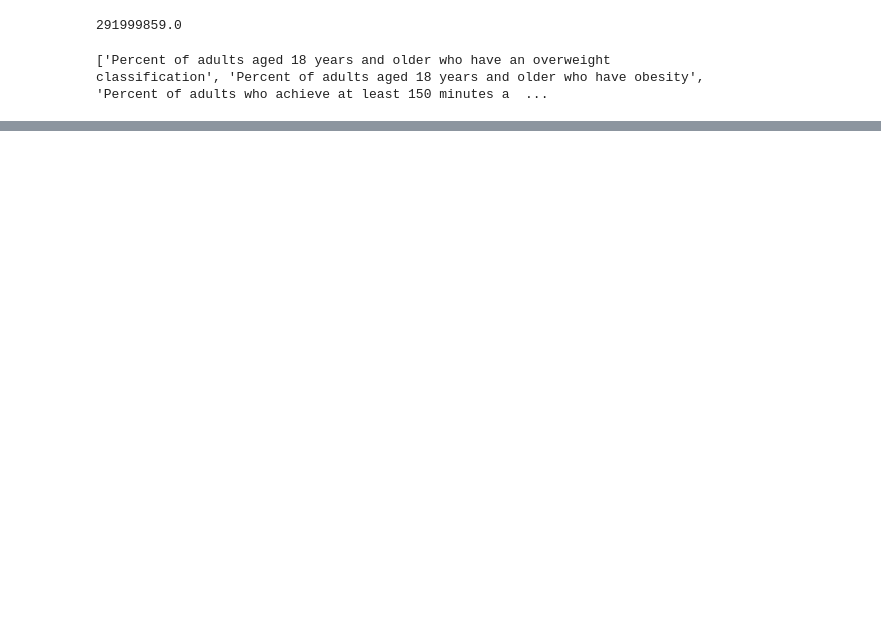
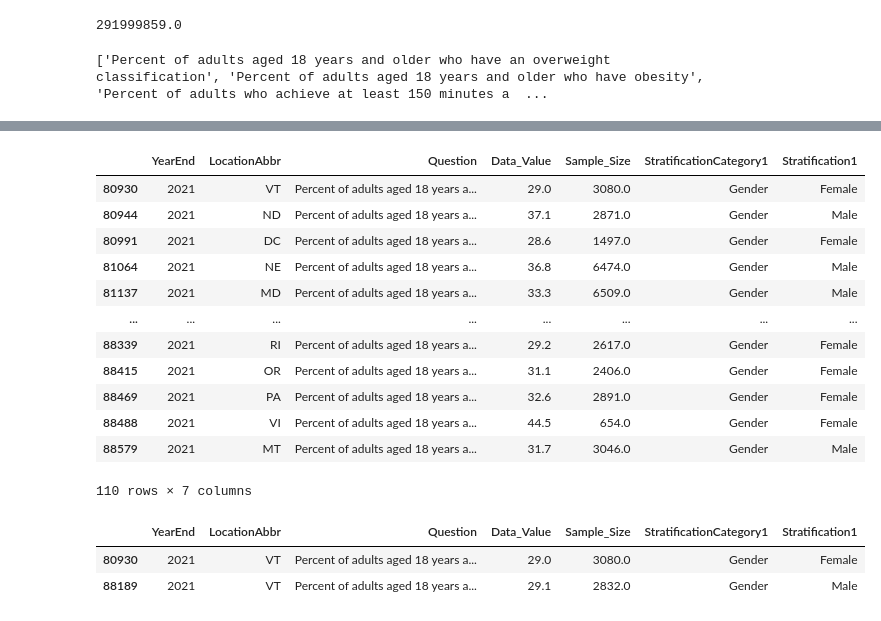
Before and after one commit to sma005/project-one-group-4, a Jupyter notebook: obesity_study_csv.ipynb, the cells around one changed output, grey strips where cells are left out. Cells and saved outputs as stored; diff of their text form; code cells hidden in the pictures; blank space fills up the shorter version.

Commit message:
simplifying tables

```diff
--- a/obesity_study_csv.ipynb
+++ b/obesity_study_csv.ipynb
@@ -284,0 +313,32 @@ alabama_df.head()
+# %%
+gender_data_df = data_df.loc[:,['YearEnd','LocationAbbr','Question','Data_Value','Sample_Size','StratificationCategory1','Stratification1']]
+
+gender_data_df = gender_data_df[gender_data_df['YearEnd']==2021]
+gender_data_df = gender_data_df[gender_data_df['StratificationCategory1']=='Gender']
+#Percent of adults aged 18 years and older who have obesity
+#age_data_df = gender_data_df[gender_data_df['StratificationCategory1']=='Age (years)']
+#age_data_df
+gender_data_df = gender_data_df[gender_data_df['Question']=='Percent of adults aged 18 years and older who have obesity']
+
+gender_data_df
+# %% [output]
+|  | YearEnd | LocationAbbr | Question | Data_Value | Sample_Size | StratificationCategory1 | Stratification1 |
+| 80930 | 2021 | VT | Percent of adults aged 18 years a... | 29.0 | 3080.0 | Gender | Female |
+| 80944 | 2021 | ND | Percent of adults aged 18 years a... | 37.1 | 2871.0 | Gender | Male |
+| 80991 | 2021 | DC | Percent of adults aged 18 years a... | 28.6 | 1497.0 | Gender | Female |
+| 81064 | 2021 | NE | Percent of adults aged 18 years a... | 36.8 | 6474.0 | Gender | Male |
+| 81137 | 2021 | MD | Percent of adults aged 18 years a... | 33.3 | 6509.0 | Gender | Male |
+| ... | ... | ... | ... | ... | ... | ... | ... |
+| 88339 | 2021 | RI | Percent of adults aged 18 years a... | 29.2 | 2617.0 | Gender | Female |
+| 88415 | 2021 | OR | Percent of adults aged 18 years a... | 31.1 | 2406.0 | Gender | Female |
+| 88469 | 2021 | PA | Percent of adults aged 18 years a... | 32.6 | 2891.0 | Gender | Female |
+| 88488 | 2021 | VI | Percent of adults aged 18 years a... | 44.5 | 654.0 | Gender | Female |
+| 88579 | 2021 | MT | Percent of adults aged 18 years a... | 31.7 | 3046.0 | Gender | Male |
+110 rows × 7 columns
+# %%
+vermont_data_df = gender_data_df[gender_data_df['LocationAbbr']=='VT']
+vermont_data_df
+# %% [output]
+|  | YearEnd | LocationAbbr | Question | Data_Value | Sample_Size | StratificationCategory1 | Stratification1 |
+| 80930 | 2021 | VT | Percent of adults aged 18 years a... | 29.0 | 3080.0 | Gender | Female |
+| 88189 | 2021 | VT | Percent of adults aged 18 years a... | 29.1 | 2832.0 | Gender | Male |
```
Also changed, not shown: parts of 8 cells of this notebook.
